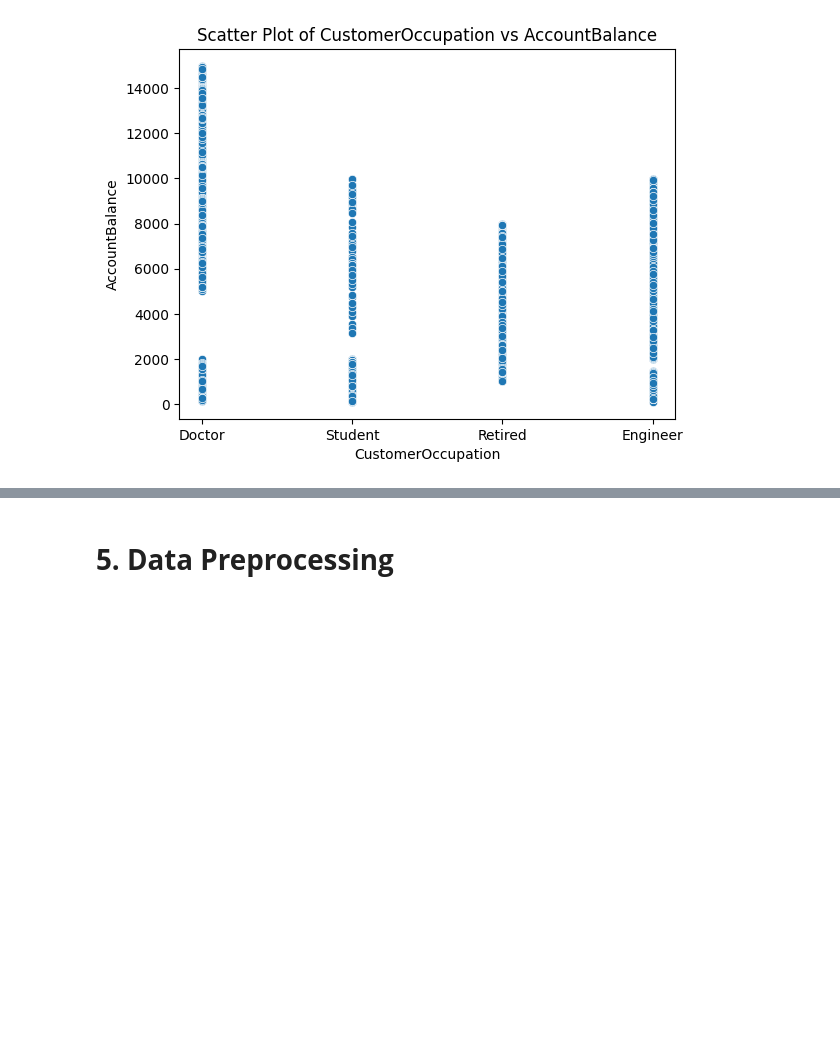
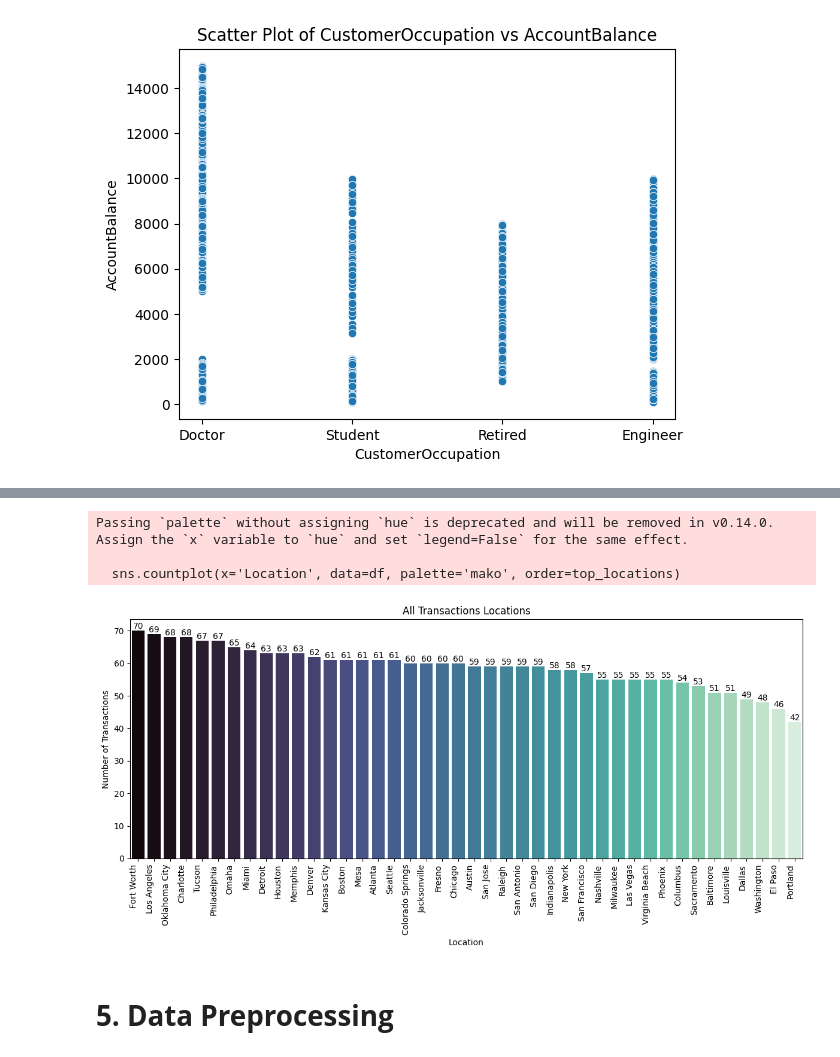
Before and after one commit to Occolus/BankFraudPrediction, a Jupyter notebook: [Clustering]_Submission_Akhir_BMLP_Your_Name.ipynb, the cells around one changed output, grey strips where cells are left out. Cells and saved outputs as stored; diff of their text form; code cells hidden in the pictures; blank space fills up the shorter version.

```diff
--- a/[Clustering]_Submission_Akhir_BMLP_Your_Name_(Updated).ipynb
+++ b/[Clustering]_Submission_Akhir_BMLP_Your_Name.ipynb
@@ -234,3 +220,28 @@ ValueError: could not convert string to float: 'TX000001'
+# %%
+plt.figure(figsize=(12, 6))
+plt.title('All Transactions Locations')
+plt.xlabel('Location')
+plt.ylabel('Number of Transactions')
+
+
+top_locations = df['Location'].value_counts().index[:-1]
+sns.countplot(x='Location', data=df, palette='mako', order=top_locations)
+
+plt.xticks(rotation=90, ha='right', fontsize=10)
+
+ax = plt.gca()
+for p in ax.patches:
+    ax.annotate(f'{int(p.get_height())}', (p.get_x() + p.get_width() / 2., p.get_height()),
+                ha='center', va='bottom', fontsize=10)
+
+plt.tight_layout()
+
+plt.show()
+# %% [output]
+Passing `palette` without assigning `hue` is deprecated and will be removed in v0.14.0. Assign the `x` variable to `hue` and set `legend=False` for the same effect.
+
+  sns.countplot(x='Location', data=df, palette='mako', order=top_locations)
+[figure, added]
 # %% [markdown]
 # **5. Data Preprocessing**
 # %% [markdown]
```
Also changed, not shown: parts of 2 cells of this notebook.
